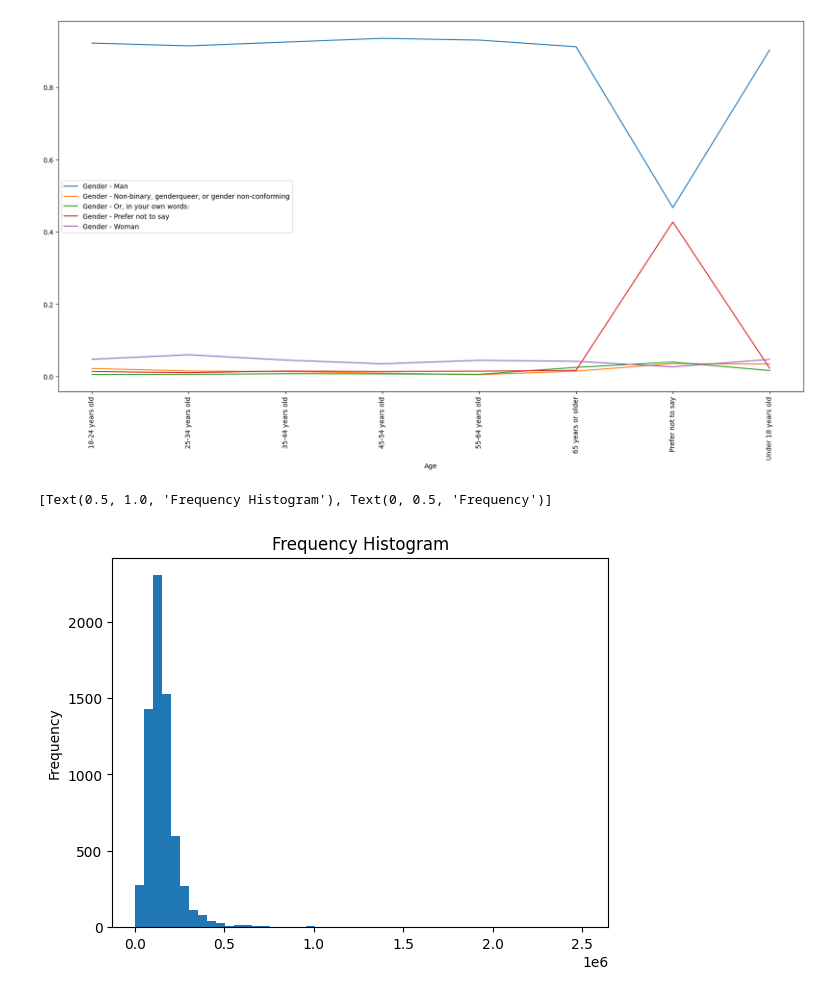
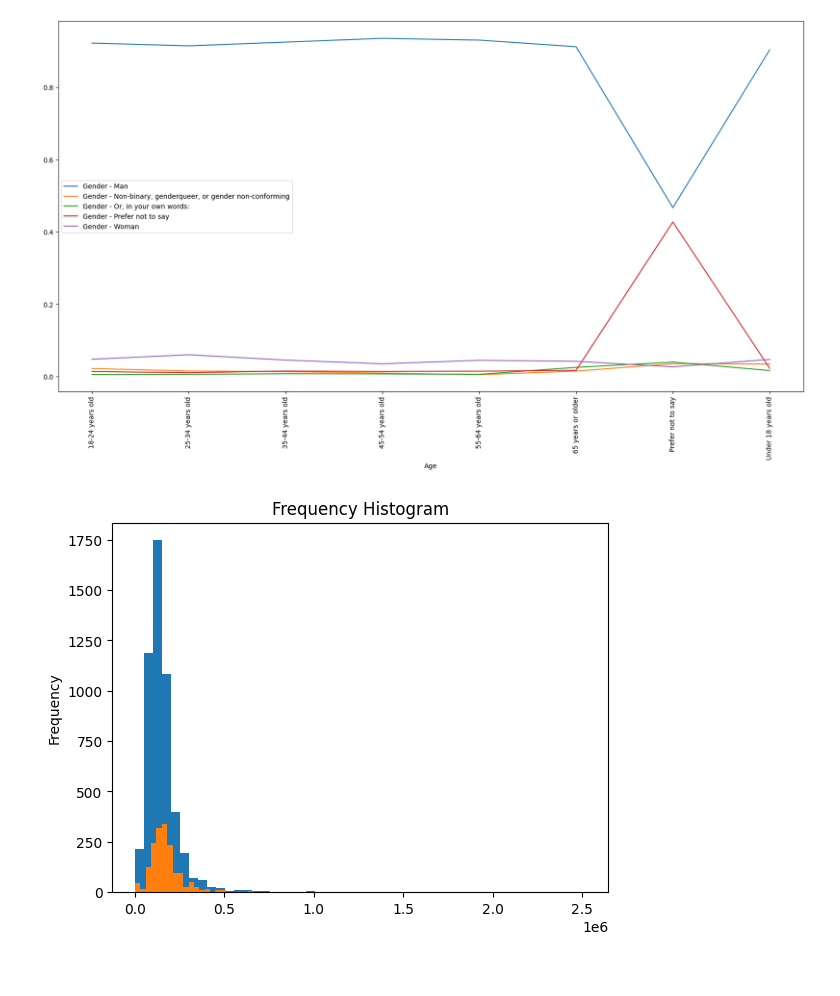
Before and after one commit to alphasigma25/VI-2022, a Jupyter notebook: test.ipynb, the cells around one changed output. Drawn from its saved outputs; the diff is of its cells as text; code cells hidden in the pictures.

```diff
--- a/test.ipynb
+++ b/test.ipynb
@@ -122,11 +122,13 @@ for cat in multiCat:
 # %%
 # Display the salary distribution between Bachelor and Master degree
 # First, get the bachelor and master of the US
 bs_ms_df = data_df[data_df['Country']=='United States of America']
 bs_ms_df = bs_ms_df[bs_ms_df['CompTotal'] < 10e6]
-bs_ms_df = bs_ms_df.loc[bs_ms_df['EdLevel'].str.startswith(('Bachelor', 'Master'), na=False)]
-plt.hist(bs_ms_df['CompTotal'], bins=50)
+bs_df = bs_ms_df.loc[bs_ms_df['EdLevel'].str.startswith(('Bachelor'), na=False)]
+ms_df = bs_ms_df.loc[bs_ms_df['EdLevel'].str.startswith(('Master'), na=False)]
+plt.hist(bs_df['CompTotal'], bins=50)
+plt.hist(ms_df['CompTotal'], bins=50)
 plt.gca().set(title='Frequency Histogram', ylabel='Frequency')
+plt.show()
 # %% [output]
-[Text(0.5, 1.0, 'Frequency Histogram'), Text(0, 0.5, 'Frequency')]
-[figure, old version]
+[figure, new version]
```
